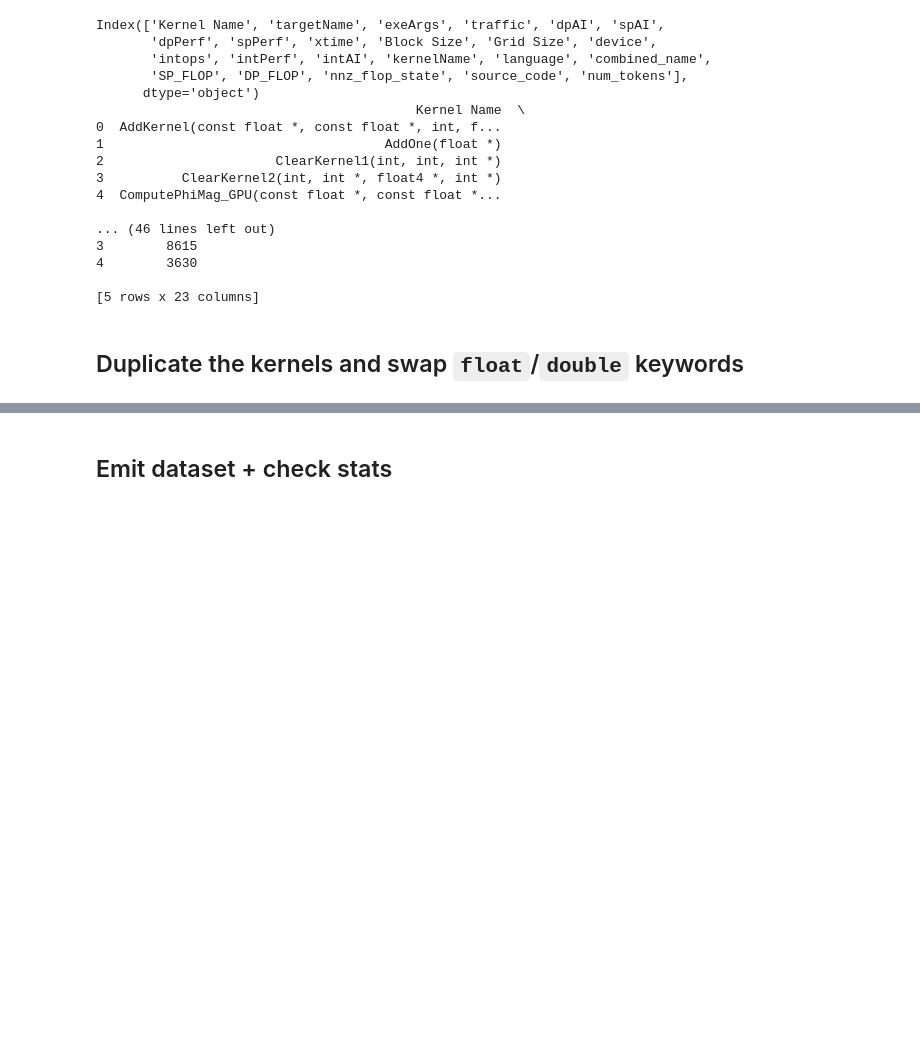
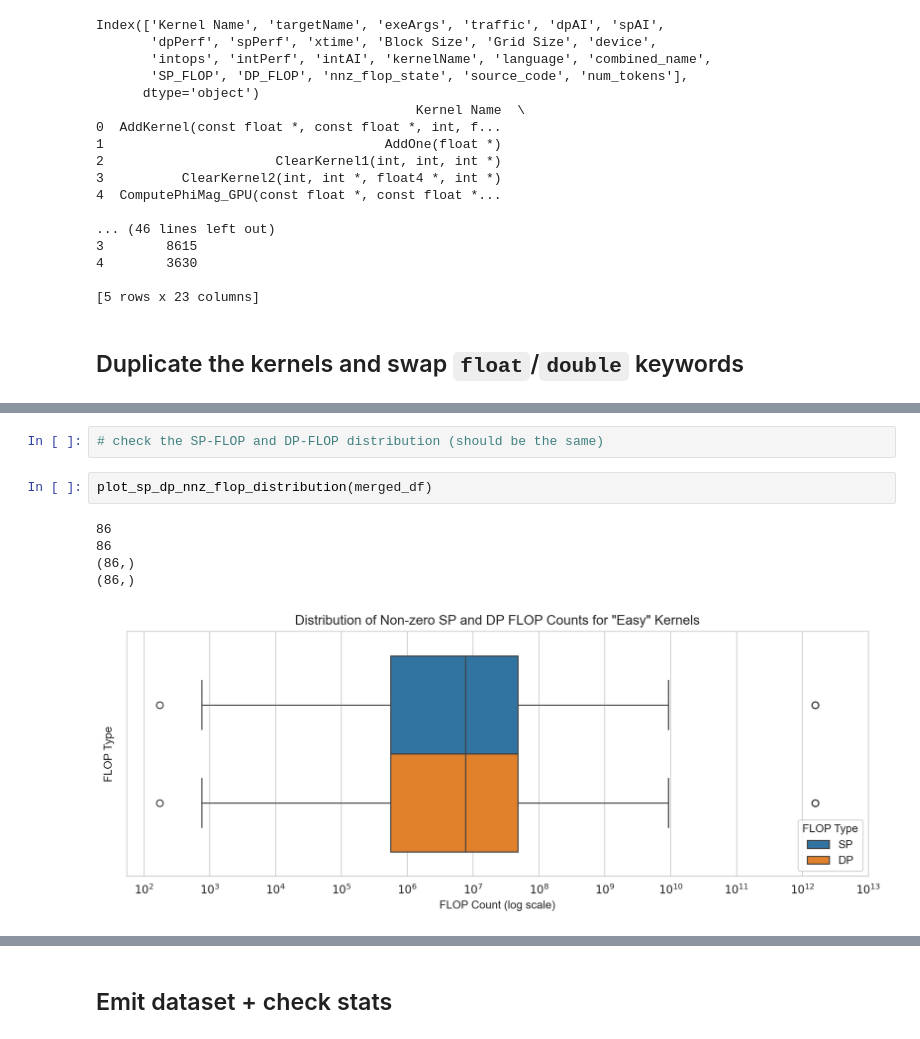
Before and after one commit to Scientific-Computing-Lab/gpuFLOPBench, a Jupyter notebook: qdecomp-langgraph-studio/kernel-survey/dataset-gen/manual-classification/create_dataset_to_query.ipynb, the cells around one changed output, grey strips where cells are left out. Saved outputs shown, nothing was run; the diff lists cells and outputs as text; blank space fills up the shorter version.

```diff
--- a/qdecomp-langgraph-studio/kernel-survey/dataset-gen/manual-classification/create_dataset_to_query.ipynb
+++ b/qdecomp-langgraph-studio/kernel-survey/dataset-gen/manual-classification/create_dataset_to_query.ipynb
@@ -826,0 +782,10 @@ Index(['target', 'kernelName', 'numTokens', 'source_code', 'combined_name'], dty
+# %%
+# check the SP-FLOP and DP-FLOP distribution (should be the same)
+# %%
+plot_sp_dp_nnz_flop_distribution(merged_df)
+# %% [output]
+86
+86
+(86,)
+(86,)
+[figure, added]
```
Also changed, not shown: parts of 38 cells of this notebook, 3 other files.
